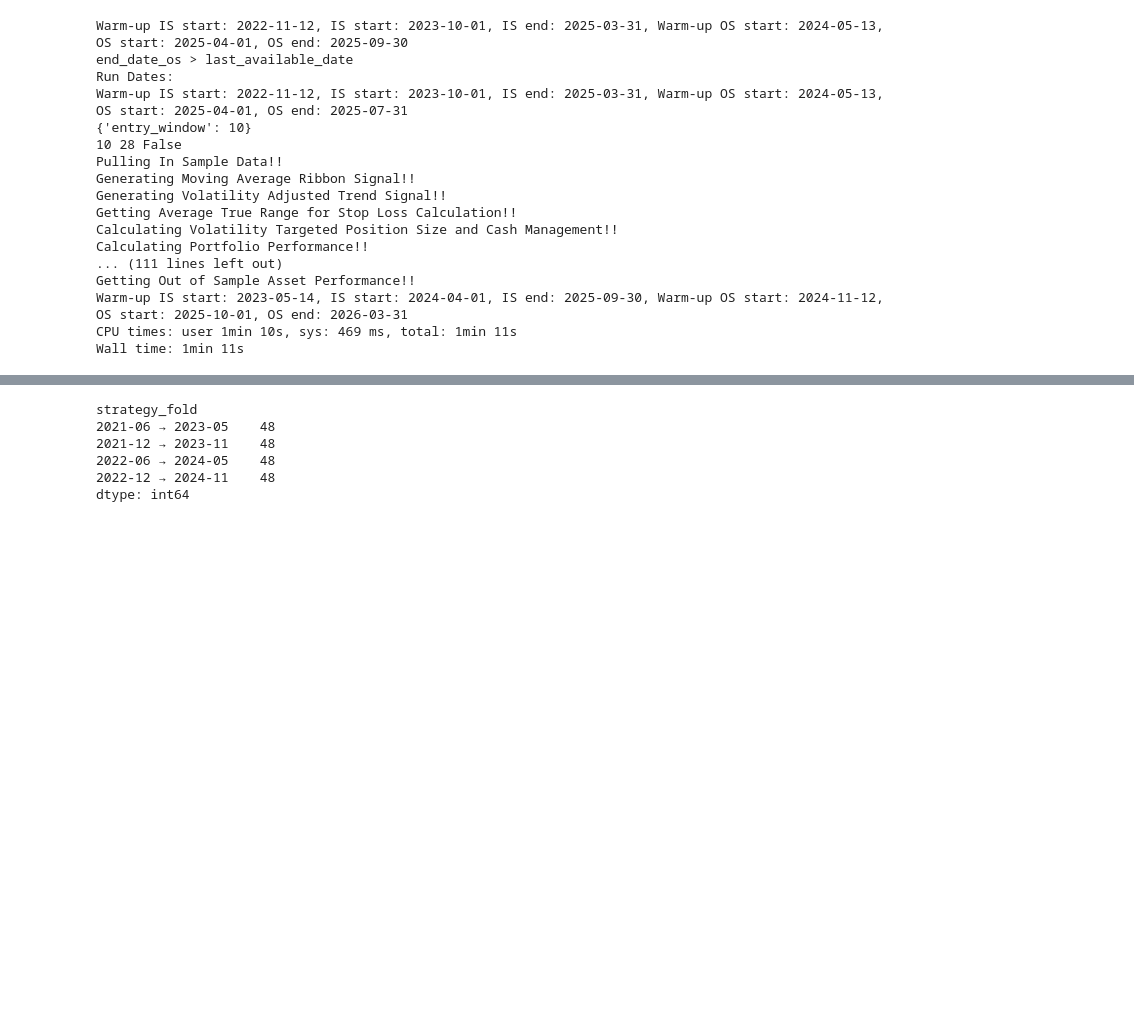
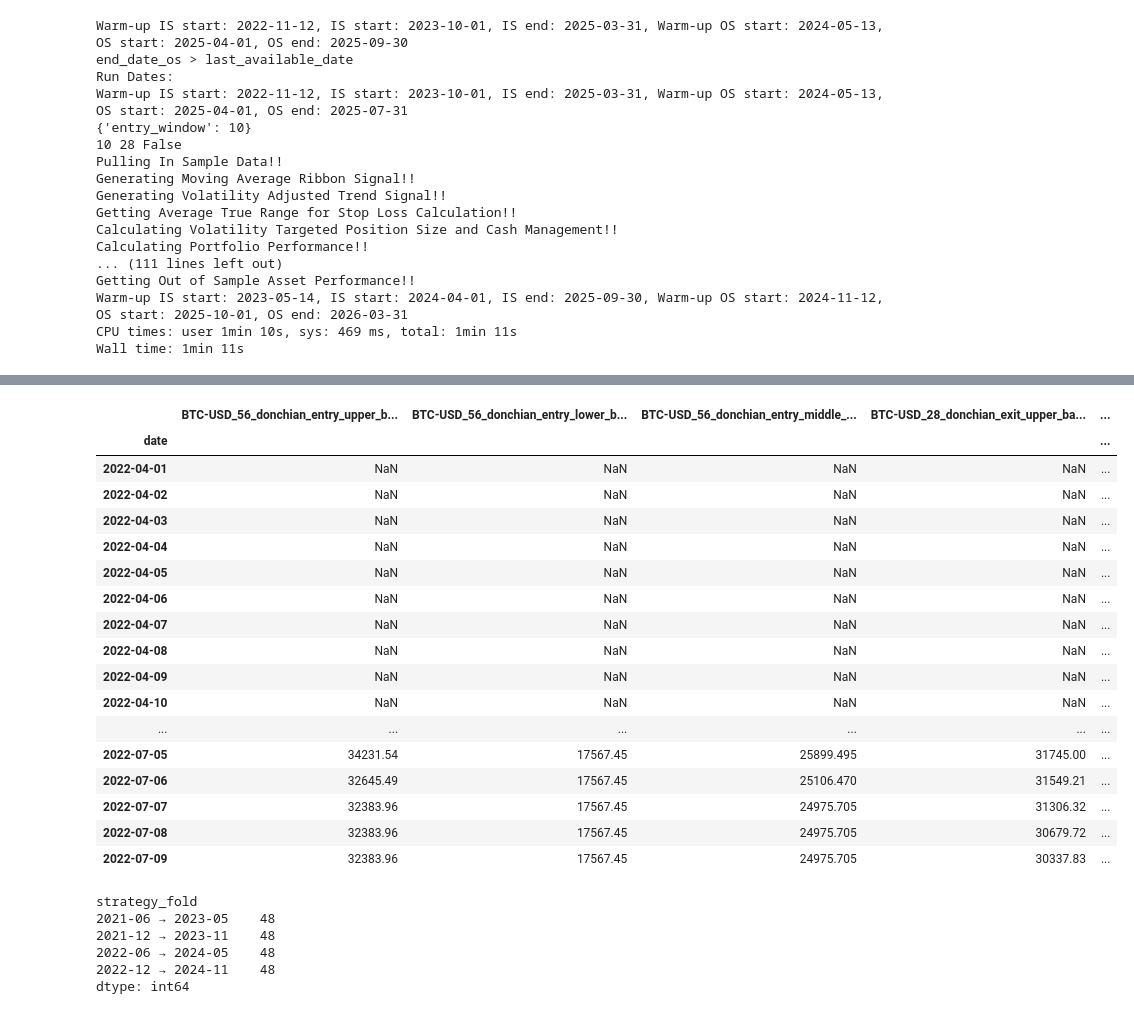
Before and after one commit to adheerchauhan/trend_following, a Jupyter notebook: Trend_Following_Parameter_Optimization_3.ipynb, the cells around one changed output, grey strips where cells are left out. Cells and saved outputs as stored; diff of their text form; code cells hidden in the pictures; blank space fills up the shorter version.

```diff
--- a/Trend_Following_Parameter_Optimization_3.ipynb
+++ b/Trend_Following_Parameter_Optimization_3.ipynb
@@ -1760,0 +2007,21 @@ df_performance_donchian_all_4.to_pickle('/Users/adheerchauhan/Documents/git/tren
+# %%
+df_ensemble[donchian_ensemble_cols].head(100)
+# %% [output]
+|  | BTC-USD_56_donchian_entry_upper_b... | BTC-USD_56_donchian_entry_lower_b... | BTC-USD_56_donchian_entry_middle_... | BTC-USD_28_donchian_exit_upper_ba... | ... |
+| date |  |  |  |  | ... |
+| 2022-04-01 | NaN | NaN | NaN | NaN | ... |
+| 2022-04-02 | NaN | NaN | NaN | NaN | ... |
+| 2022-04-03 | NaN | NaN | NaN | NaN | ... |
+| 2022-04-04 | NaN | NaN | NaN | NaN | ... |
+| 2022-04-05 | NaN | NaN | NaN | NaN | ... |
+| 2022-04-06 | NaN | NaN | NaN | NaN | ... |
+| 2022-04-07 | NaN | NaN | NaN | NaN | ... |
+| 2022-04-08 | NaN | NaN | NaN | NaN | ... |
+| 2022-04-09 | NaN | NaN | NaN | NaN | ... |
+| 2022-04-10 | NaN | NaN | NaN | NaN | ... |
+| ... | ... | ... | ... | ... | ... |
+| 2022-07-05 | 34231.54 | 17567.45 | 25899.495 | 31745.00 | ... |
+| 2022-07-06 | 32645.49 | 17567.45 | 25106.470 | 31549.21 | ... |
+| 2022-07-07 | 32383.96 | 17567.45 | 24975.705 | 31306.32 | ... |
+| 2022-07-08 | 32383.96 | 17567.45 | 24975.705 | 30679.72 | ... |
+| 2022-07-09 | 32383.96 | 17567.45 | 24975.705 | 30337.83 | ... |
```
Also changed, not shown: parts of 17 cells of this notebook, 2 other files.
